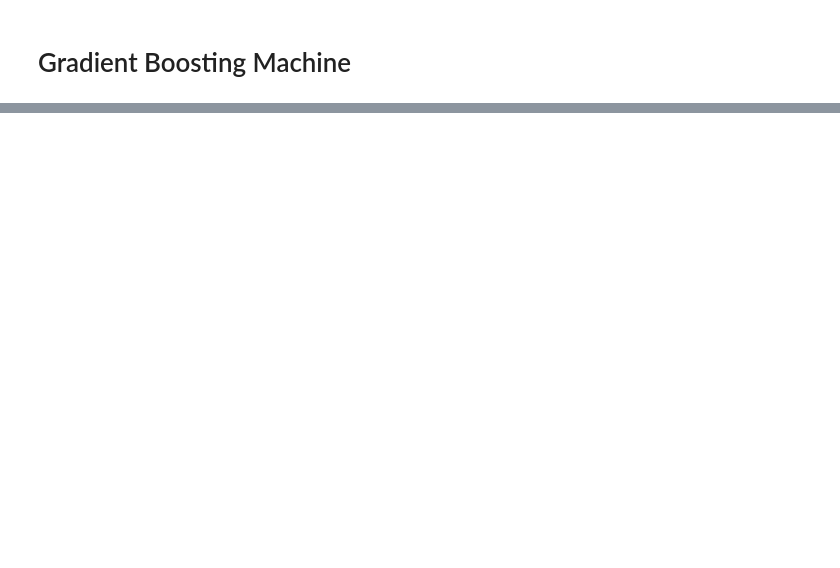
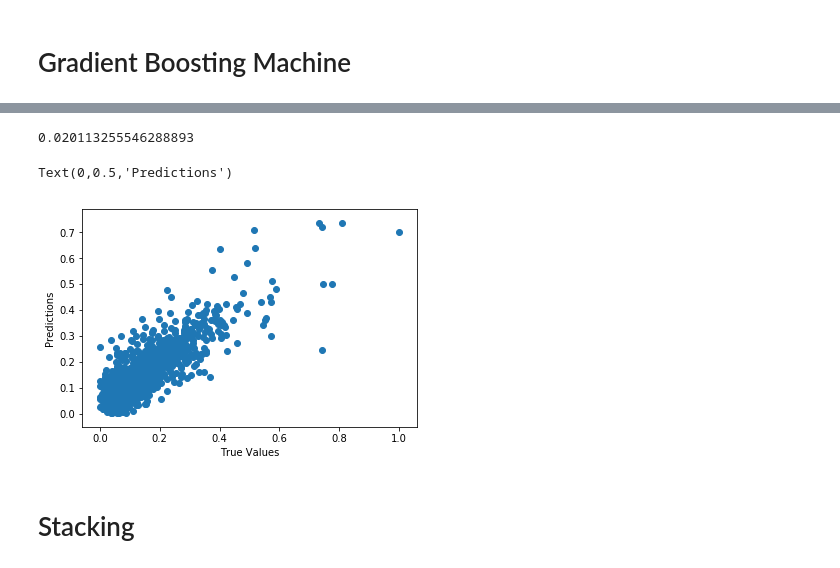
Before and after one commit to chvbs2000/SpringBoard, a Jupyter notebook: Capstone_Project1/analysis.ipynb, the cells around one changed output, grey strips where cells are left out. Saved outputs shown, nothing was run; the diff lists cells and outputs as text; code cells hidden in the pictures; blank space fills up the shorter version.

```diff
--- a/Capstone_Project1/analysis.ipynb
+++ b/Capstone_Project1/analysis.ipynb
@@ -496,0 +522,27 @@ from xgboost import XGBRegressor
+# %%
+# import MLP classifier
+from sklearn.neural_network import MLPRegressor
+
+# initialize MLP classifier
+mlp = MLPRegressor(hidden_layer_sizes=(30,30,30))
+
+# train MLP classifier
+mlp.fit(x_train,y_train)
+
+# predict
+y_pred_mlp = mlp.predict(x_test)
+
+# MLP classifier RMSE
+print(np.sqrt(np.mean(y_test - y_pred_mlp)))
+# %% [output]
+0.020113255546288893
+# %%
+# plot prediciton values vs true values
+plt.scatter(np.sqrt(y_test), np.sqrt(y_pred_mlp))
+plt.xlabel("True Values")
+plt.ylabel("Predictions")
+# %% [output]
+Text(0,0.5,'Predictions')
+[figure, added]
+# %% [markdown]
+# Stacking
```
Also changed, not shown: parts of 25 cells of this notebook.
